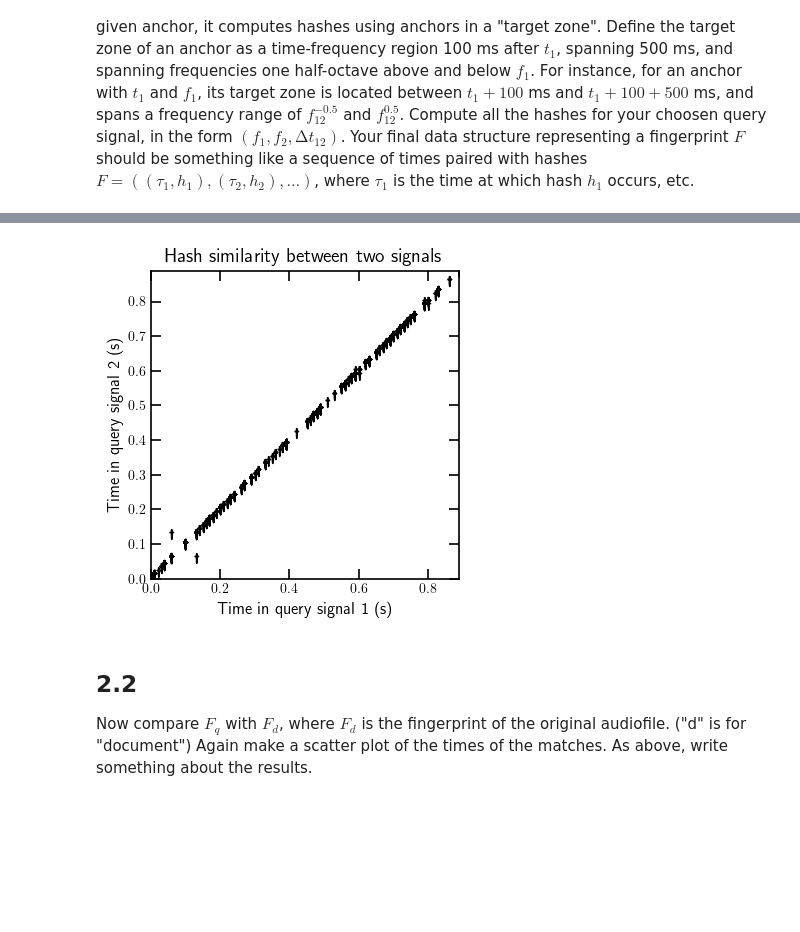
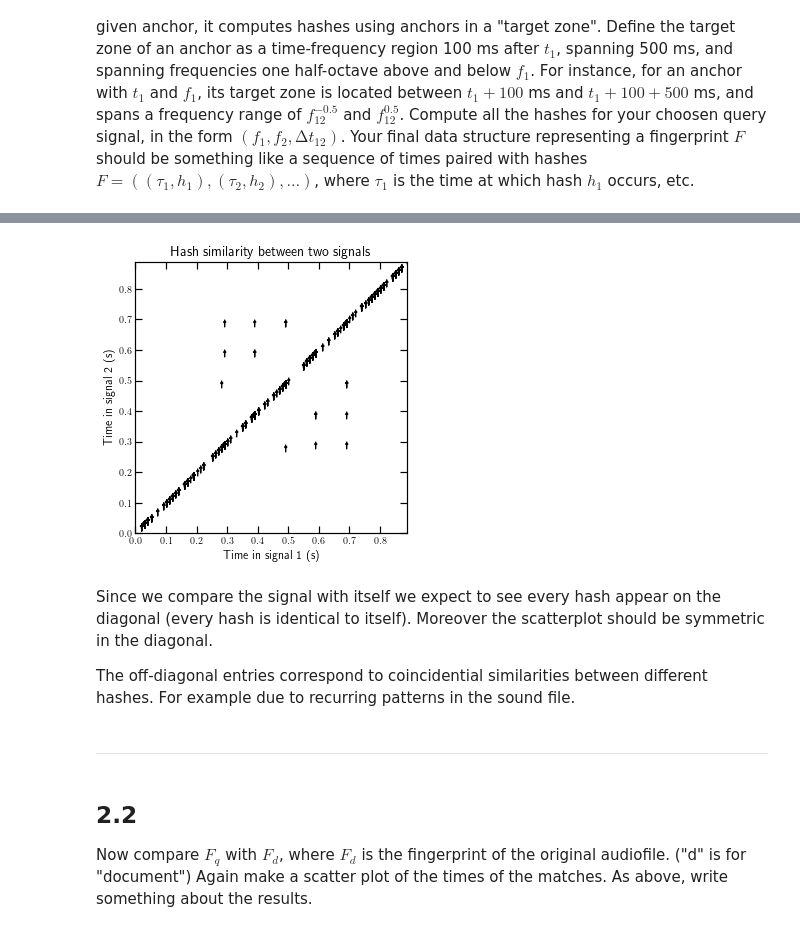
Before and after one commit to sergi-andreu/MusicInformatics, a Jupyter notebook: Lab 4 Content-Based Retrieval/DT2470_lab04.ipynb, the cells around one changed output, grey strips where cells are left out. Saved outputs shown, nothing was run; the diff lists cells and outputs as text; code cells hidden in the pictures; blank space fills up the shorter version.

```diff
--- a/Lab 4 Content-Based Retrieval/DT2470_lab04.ipynb
+++ b/Lab 4 Content-Based Retrieval/DT2470_lab04.ipynb
@@ -37,10 +37,6 @@ file = "Q1" #Choose between Q1, Q2, Q3, Q4, Q5 and Q6
 # Parameters for STFT:
 window_time = 0.05
 hop_time = 0.01
-
-nfft = 8192
-
-# I don't know how to implement the zeropadding!! (is it needed?)
 
 filepath = f"queries/{file}.wav"
 
@@ -54,6 +50,9 @@ samples = sound.get_array_of_samples()
 
 window_size_in_samples = window_time * sample_rate
 hop_size_in_samples    = hop_time * sample_rate
+
+nfft = 4*window_size_in_samples # Zero padding
+
 
 f, t, Zxx = stft(samples, fs=sample_rate, window='hann',
                  nperseg=window_size_in_samples,
@@ -230,12 +229,12 @@ for i in range(N_f-1):
         max_f_cell = min(int(f1*max_ratio_f/h_f), N_f-1)
 
         # get width of the cells observed (in f and t)
-        width_cells_f = min(max_f_cell - min_f_cell, N_f-i-1)
-        width_cells_t = min(width_cells_t, N_t-j-1)
+        width_cells_f_loc = min(max_f_cell - min_f_cell, N_f-i-1)
+        width_cells_t_loc = min(width_cells_t, N_t-j-1)
 
         # Iterate through the observed cells and append the proper
-        for ii in range(width_cells_f):
-            for jj in range(width_cells_t):
+        for ii in range(width_cells_f_loc):
+            for jj in range(width_cells_t_loc):
                 point2 = points_interest[i+ii, j+skip_cells_t+jj]
                 # ii and jj are relative indices, i and j are total indices
 
@@ -424,25 +423,25 @@ def find_matching_times(fp_1, fp_2, threshold=0.00):
             matching_times_2 = np.append(matching_times_2, np.array(times_2[i]))
 
         elif n_similar > 1:
-            matching_times_1 = np.concatenate((matching_times_1, np.array([times_1[i] for i in idx])))
+            matching_times_1 = np.concatenate((matching_times_1, np.array([times_1[ii] for ii in idx])))
             matching_times_2 = np.concatenate((matching_times_2, np.tile(times_2[i], n_similar)))
 
     return matching_times_1, matching_times_2
 # %%
 # define a plot function
 
-def plot_scatter_times(t1,t2,
+def plot_scatter_times(t_1,t_2,
                 style="custom", restrict_to_min_duration=False,
                 equal_aspect=True):
 
     if style=="custom": plt.style.use('standard.mplstyle')
 
-    if restrict_to_min_duration: figsize = (4,4)
-    else: figsize = (4*(np.max(t_1)/np.max(t_2)),4)
+    if restrict_to_min_duration: figsize = (5,5)
+    else: figsize = (5*(np.max(t_1)/np.max(t_2)),5)
 
     fig, ax = plt.subplots(figsize=figsize)
-    ax.set_xlabel('Time in query signal 1 (s)')
-    ax.set_ylabel('Time in query signal 2 (s)')
+    ax.set_xlabel('Time in signal 1 (s)')
+    ax.set_ylabel('Time in signal 2 (s)')
 
     if equal_aspect: ax.set_aspect("equal")
     ax.set_title(f'Hash similarity between two signals')
@@ -458,17 +457,23 @@ def plot_scatter_times(t1,t2,
 
     if style=="custom": mpl.rcParams.update(mpl.rcParamsDefault)
 # %%
-file = "Q1"
-filepath = f"queries/{file}.wav"
+query_file = "Q2"
+query_filepath = f"queries/{query_file}.wav"
 
-sound = pydub.AudioSegment.from_file(filepath, format="wav")
-fp_2 = get_fingerprint(sound, duration=1)    # 1s duration
-fp_1 = get_fingerprint(sound, duration=None) # Whole duration
+query_sound = pydub.AudioSegment.from_file(query_filepath, format="wav")
+fp_Q = get_fingerprint(query_sound, duration=1)    # 1s query duration
 
-t_1 , t_2 = find_matching_times(fp_1, fp_2, threshold=0.01)
-plot_scatter_times(t_1, t_2, restrict_to_min_duration=True)
+t1_Q , t2_Q = find_matching_times(fp_Q, fp_Q, threshold=0.01)
+assert t1_Q.any() == t2_Q.any()
+plot_scatter_times(t1_Q, t2_Q, restrict_to_min_duration=True)
 # %% [output]
-[figure, old version]
+[figure, new version]
+# %% [markdown]
+Since we compare the signal with itself we expect to see every hash appear on the diagonal (every hash is identical to itself). Moreover the scatterplot should be symmetric in the diagonal.
+
+The off-diagonal entries correspond to coincidential similarities between different hashes. For example due to recurring patterns in the sound file.
+# %% [markdown]
+----
 # %% [markdown]
 ## 2.2
 
```
Also changed, not shown: parts of 14 cells of this notebook.
